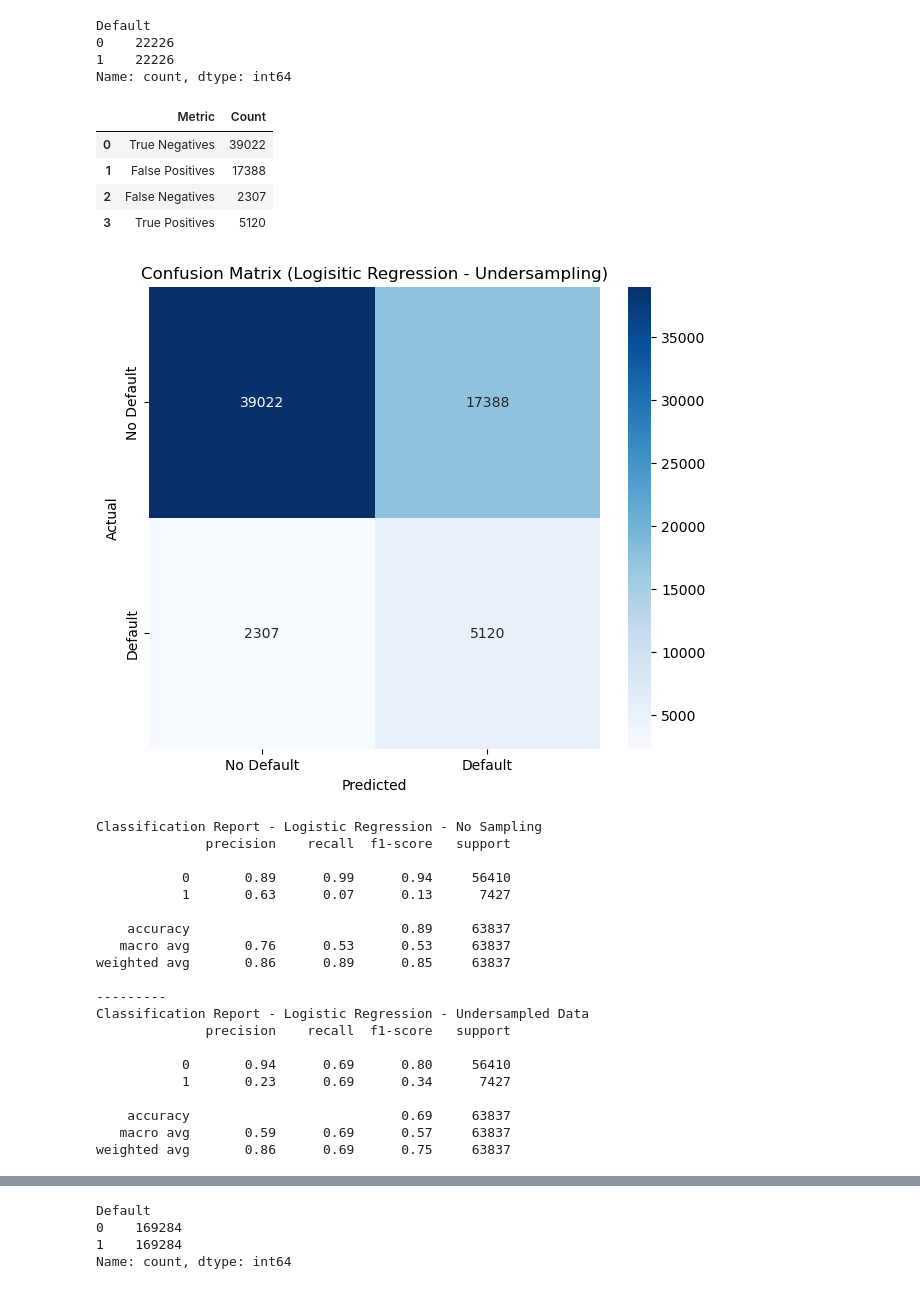
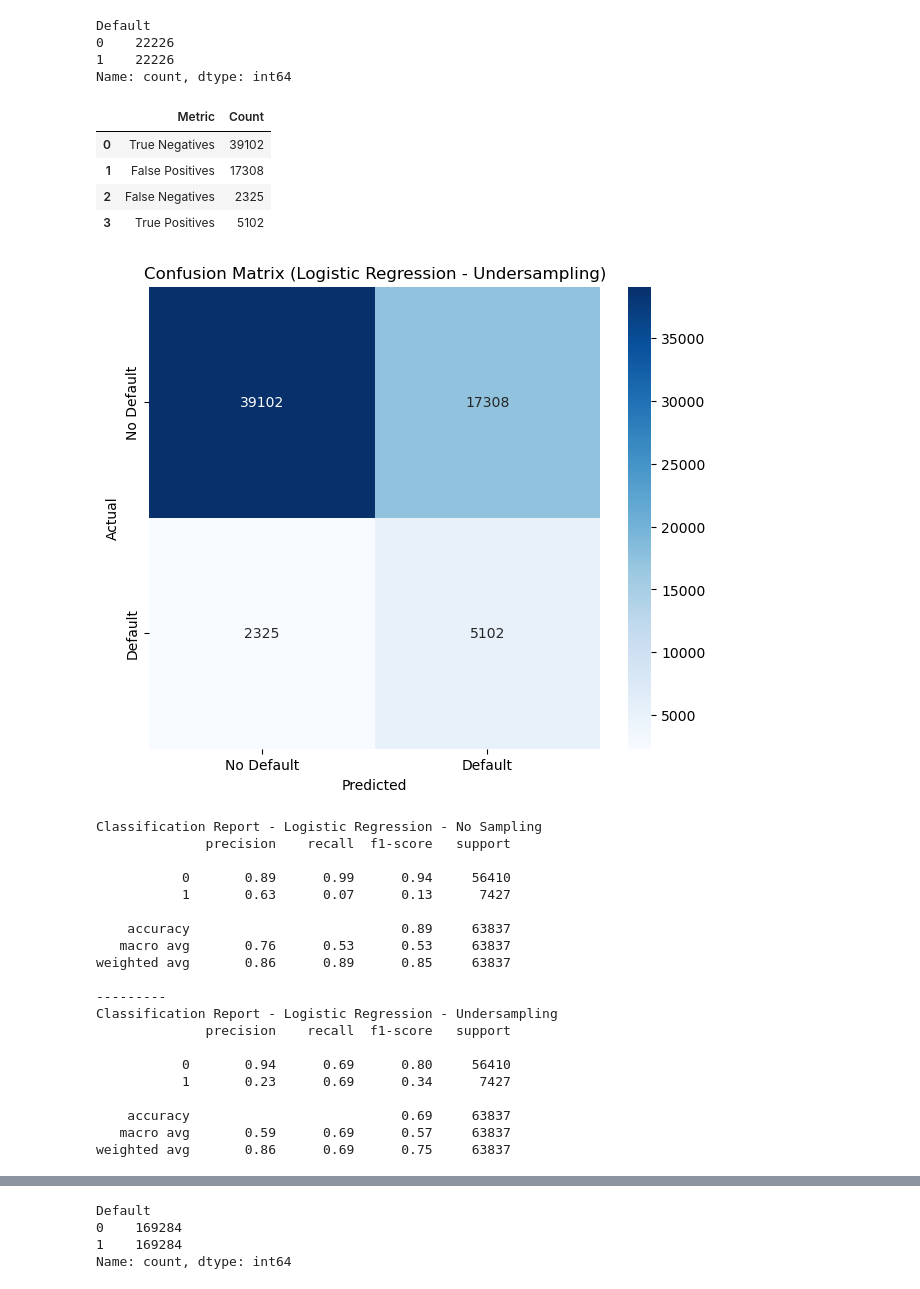
Before and after one commit to wrdhall3/loan-default-project, a Jupyter notebook: loan_default_project.ipynb, the cells around one changed output, grey strips where cells are left out. Cells and saved outputs as stored; diff of their text form; code cells hidden in the pictures.

```diff
--- a/loan_default_project.ipynb
+++ b/loan_default_project.ipynb
@@ -579,7 +579,7 @@ def encode_categorical(X_data):
     encode_has_cosigner_df = pd.DataFrame(encode_has_cosigner.transform(X_data['HasCoSigner'].values.reshape(-1, 1)), columns=has_cosigner_feature_names)
 
     # Concat all dfs together
-    dfs = [X_data_numeric, employment_type_encoded_df, has_mortgage_encoded_df, has_dependents_encoded_df, loan_purpose_encoded_df, encode_has_cosigner_df ]
+    dfs = [X_data_numeric, employment_type_encoded_df, marital_status_encoded_df, has_mortgage_encoded_df, has_dependents_encoded_df, loan_purpose_encoded_df, encode_has_cosigner_df ]
     X_data_encoded = pd.concat(dfs, axis=1)
 
     # Add single column encoders
@@ -764,7 +808,7 @@ Default
 1    22226
 Name: count, dtype: int64
 # %%
-logistic_regression_model_undersampled = LogisticRegression(max_iter=1000)
+logistic_regression_model_undersampled = LogisticRegression(random_state=42, max_iter=1000)
 # %%
 lr_model_undersampled = logistic_regression_model_undersampled.fit(X_undersampled, y_undersampled)
 # %%
@@ -772,20 +816,20 @@ lr_model_undersampled = logistic_regression_model_undersampled.fit(X_undersample
 y_pred_undersampled = lr_model_undersampled.predict(X_test_encoded)
 # %%
 #confusion matrix with logistic regression and undersamping
-display_confusion_matrix(y_test, y_pred_undersampled, "Logisitic Regression - Undersampling")
+display_confusion_matrix(y_test, y_pred_undersampled, "Logistic Regression - Undersampling")
 # %% [output]
 |  | Metric | Count |
-| 0 | True Negatives | 39022 |
-| 1 | False Positives | 17388 |
-| 2 | False Negatives | 2307 |
-| 3 | True Positives | 5120 |
+| 0 | True Negatives | 39102 |
+| 1 | False Positives | 17308 |
+| 2 | False Negatives | 2325 |
+| 3 | True Positives | 5102 |
-[figure, old version]
+[figure, new version]
 # %%
 # Print classification reports
 print(f"Classification Report - Logistic Regression - No Sampling")
 print(classification_report(y_test, y_pred))
 print("---------")
-print(f"Classification Report - Logistic Regression - Undersampled Data")
+print(f"Classification Report - Logistic Regression - Undersampling")
 print(classification_report(y_test, y_pred_undersampled))
 # %% [output]
 Classification Report - Logistic Regression - No Sampling
@@ -799,7 +843,7 @@ Classification Report - Logistic Regression - No Sampling
 weighted avg       0.86      0.89      0.85     63837
 
 ---------
-Classification Report - Logistic Regression - Undersampled Data
+Classification Report - Logistic Regression - Undersampling
               precision    recall  f1-score   support
 
            0       0.94      0.69      0.80     56410
```
Also changed, not shown: parts of 122 cells of this notebook.
